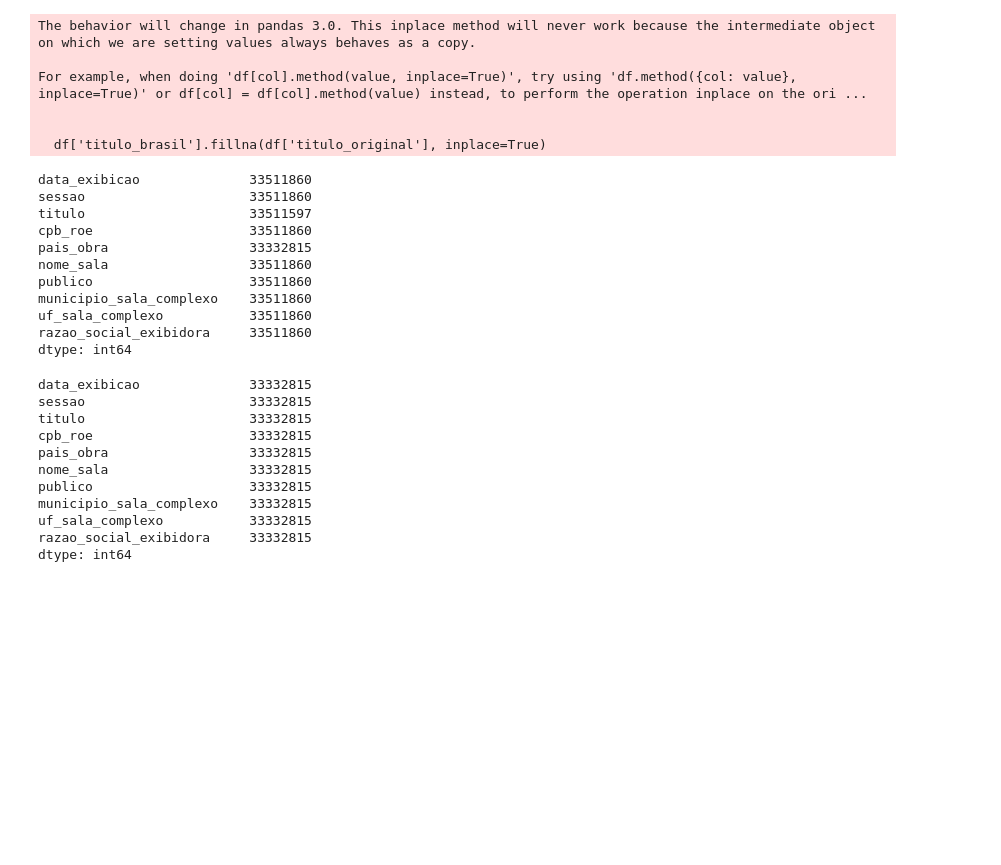
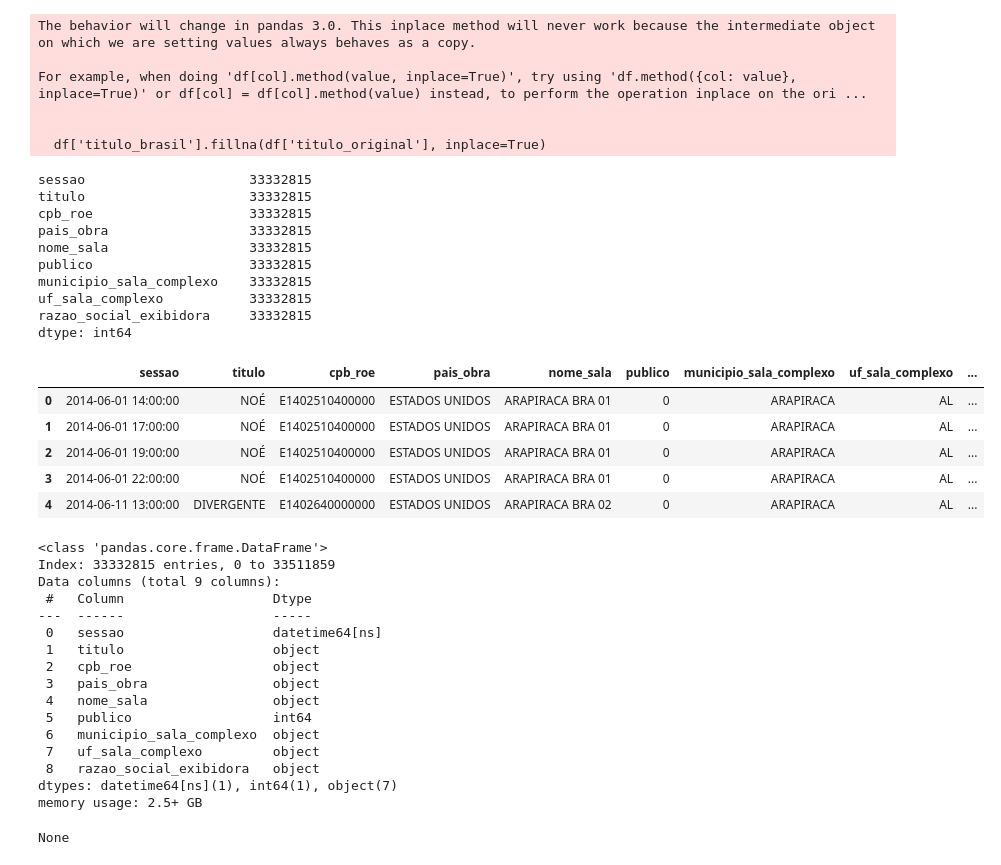
Before and after one commit to JamesIslan/analise-dados-ancine, a Jupyter notebook: src/bilheteria-exibidoras.ipynb, the cells around one changed output. Saved outputs shown, nothing was run; the diff lists cells and outputs as text; code cells hidden in the pictures; blank space fills up the shorter version.

Commit message:
feat: continuação de tratamento de dados

```diff
--- a/src/bilheteria-exibidoras.ipynb
+++ b/src/bilheteria-exibidoras.ipynb
@@ -70,40 +73,55 @@ df.drop(columns=['titulo_original'], inplace=True)
 # %%
 # Renomear 'titulo_brasil' para 'titulo'
 df = df.rename(columns={'titulo_brasil': 'titulo'})
-# %%
-# Tratamento de coluna 'data_exibicao'
-df['data_exibicao'] = pd.to_datetime(df['data_exibicao'], format='%d/%m/%Y', dayfirst=True, errors='coerce')
-# %%
-# Exibir a contagem de valores não nulos por coluna
-df.count()
-# %% [output]
-data_exibicao              33511860
-sessao                     33511860
-titulo                     33511597
-cpb_roe                    33511860
-pais_obra                  33332815
-nome_sala                  33511860
-publico                    33511860
-municipio_sala_complexo    33511860
-uf_sala_complexo           33511860
-razao_social_exibidora     33511860
-dtype: int64
+# %%
+# Forçar remoção de espaços nos títulos
+df['titulo'] = df['titulo'].str.strip()
+# %%
+# Forçar títulos em caixa alta
+df['titulo'] = df['titulo'].str.upper()
+# %%
+# Tratamento de coluna 'sessao'
+df['sessao'] = pd.to_datetime(df['sessao'], format='%d/%m/%Y %H:%M:%S', dayfirst=True, errors='coerce')
 # %%
 # Dropamos os registros com valores nulos
 df.dropna(inplace=True)
 # %%
 display(df.count())
+display(df.head())
+display(df.info())
 # %% [output]
-data_exibicao              33332815
 sessao                     33332815
 titulo                     33332815
 cpb_roe                    33332815
 pais_obra                  33332815
 nome_sala                  33332815
 publico                    33332815
 municipio_sala_complexo    33332815
 uf_sala_complexo           33332815
 razao_social_exibidora     33332815
 dtype: int64
+|  | sessao | titulo | cpb_roe | pais_obra | nome_sala | publico | municipio_sala_complexo | uf_sala_complexo | ... |
+| 0 | 2014-06-01 14:00:00 | NOÉ | E1402510400000 | ESTADOS UNIDOS | ARAPIRACA BRA 01 | 0 | ARAPIRACA | AL | ... |
+| 1 | 2014-06-01 17:00:00 | NOÉ | E1402510400000 | ESTADOS UNIDOS | ARAPIRACA BRA 01 | 0 | ARAPIRACA | AL | ... |
+| 2 | 2014-06-01 19:00:00 | NOÉ | E1402510400000 | ESTADOS UNIDOS | ARAPIRACA BRA 01 | 0 | ARAPIRACA | AL | ... |
+| 3 | 2014-06-01 22:00:00 | NOÉ | E1402510400000 | ESTADOS UNIDOS | ARAPIRACA BRA 01 | 0 | ARAPIRACA | AL | ... |
+| 4 | 2014-06-11 13:00:00 | DIVERGENTE | E1402640000000 | ESTADOS UNIDOS | ARAPIRACA BRA 02 | 0 | ARAPIRACA | AL | ... |
+<class 'pandas.core.frame.DataFrame'>
+Index: 33332815 entries, 0 to 33511859
+Data columns (total 9 columns):
+ #   Column                   Dtype
+---  ------                   -----
+ 0   sessao                   datetime64[ns]
+ 1   titulo                   object
+ 2   cpb_roe                  object
+ 3   pais_obra                object
+ 4   nome_sala                object
+ 5   publico                  int64
+ 6   municipio_sala_complexo  object
+ 7   uf_sala_complexo         object
+ 8   razao_social_exibidora   object
+dtypes: datetime64[ns](1), int64(1), object(7)
+memory usage: 2.5+ GB
+None
 # %%
 # Exportando DataFrame para .csv tratado
```
Also changed, not shown: parts of 2 cells of this notebook, 1 other file.
